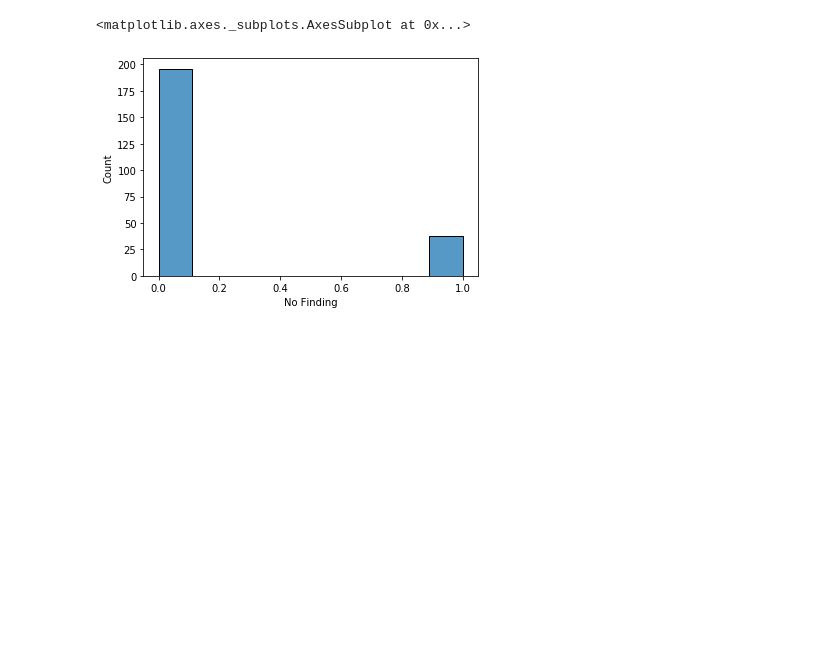
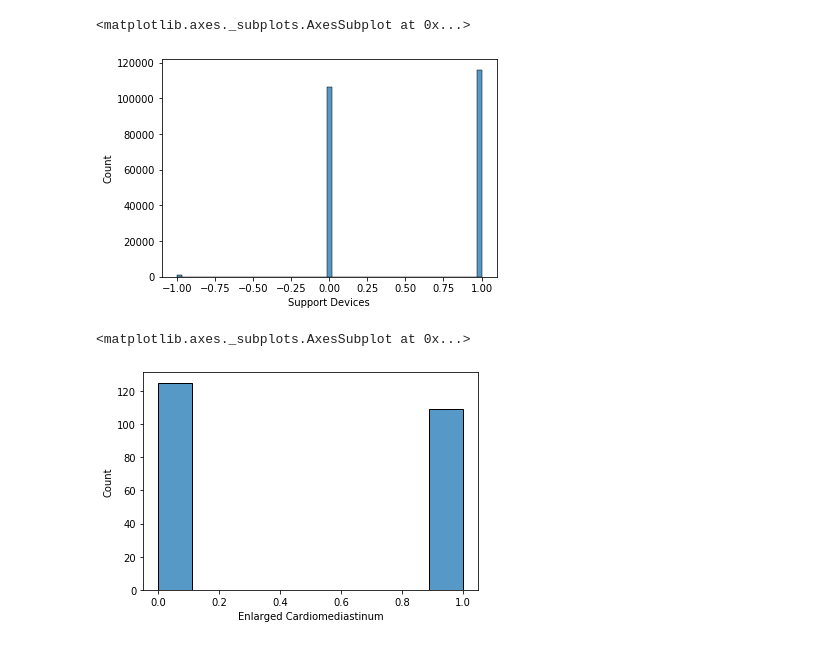
Before and after one commit to AveryQi115/semi_supervised_chexpert, a Jupyter notebook: EDA.ipynb, the cells around one changed output. Drawn from its saved outputs; the diff is of its cells as text; code cells hidden in the pictures; blank space fills up the shorter version.

```diff
--- a/EDA.ipynb
+++ b/EDA.ipynb
@@ -14,7 +9,12 @@ train_data.head()
 # %%
 train_data.fillna(0,inplace=True)
-sns.histplot(train_data.loc[:,'No Finding'])
+sns.histplot(train_data.loc[:,'Support Devices'])
 # %% [output]
 <matplotlib.axes._subplots.AxesSubplot at 0x...>
-[figure, old version]
+[figure, new version]
+# %%
+sns.histplot(train_data.loc[:,'Enlarged Cardiomediastinum'])
+# %% [output]
+<matplotlib.axes._subplots.AxesSubplot at 0x...>
+[figure, added]
 # %%
```
Also changed, not shown: parts of 2 cells of this notebook, 10 other files.
